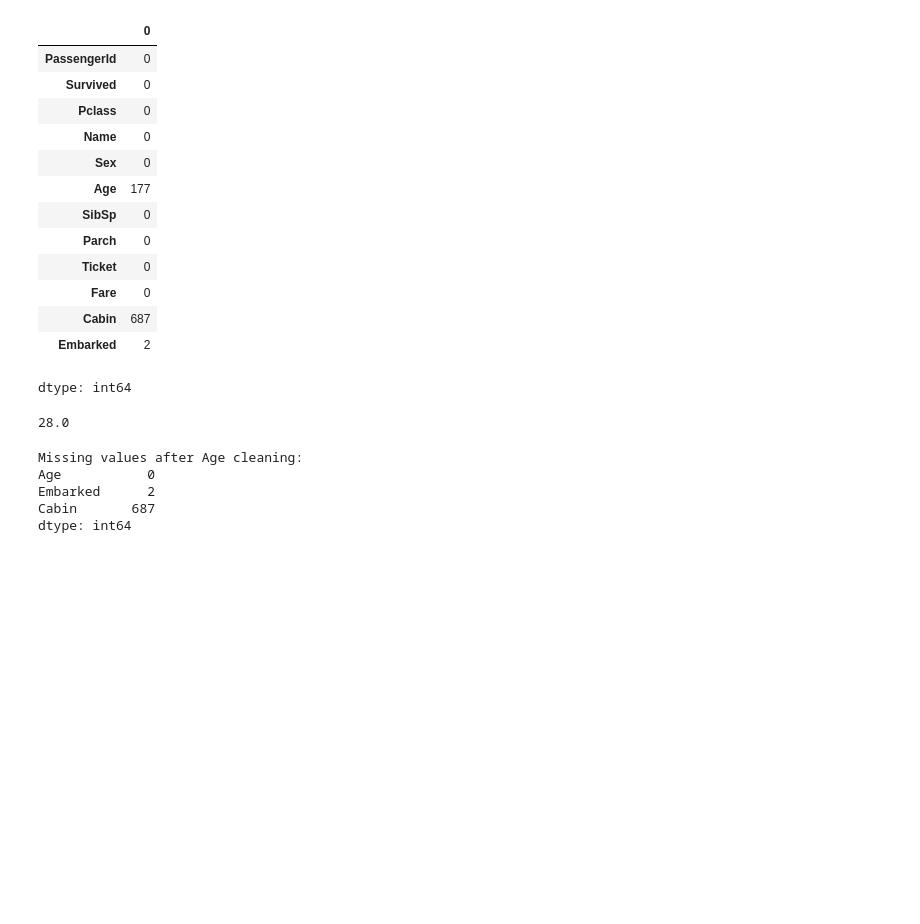
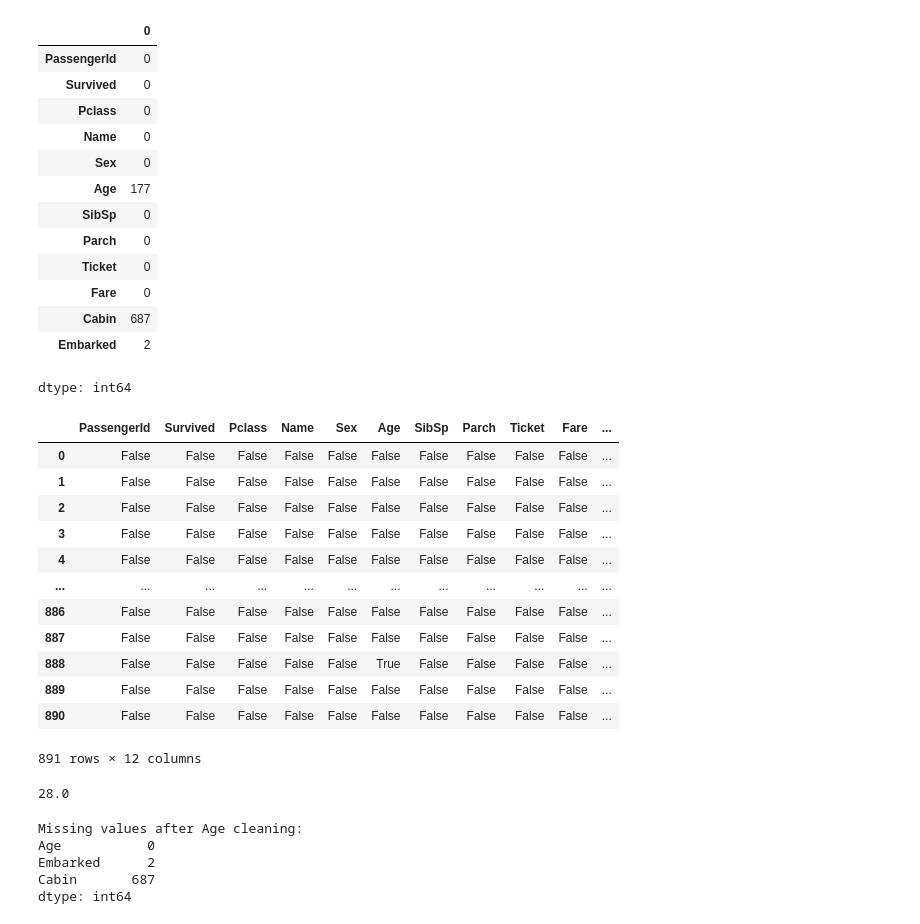
Before and after one commit to Anzammu/Titanic-survival-analysis, a Jupyter notebook: 1_Data_Storytelling_Analysing_Survival_on_the_Titanic.ipynb, the cells around one changed output. Cells and saved outputs as stored; diff of their text form; code cells hidden in the pictures; blank space fills up the shorter version.

```diff
--- a/1_Data_Storytelling_Analysing_Survival_on_the_Titanic.ipynb
+++ b/1_Data_Storytelling_Analysing_Survival_on_the_Titanic.ipynb
@@ -184,11 +214,33 @@ Missing values before cleaning:
 | Cabin | 687 |
 | Embarked | 2 |
 dtype: int64
-# %%
-median = titanic_df['Age'].median()
-print(median)
-# %% [output]
-28.0
+# %%
+#Returns a DataFrame of the same shape, but with boolean values:
+##True = value is missing (NaN).
+##False = value is present.
+titanic_df.isna()
+# %% [output]
+|  | PassengerId | Survived | Pclass | Name | Sex | Age | SibSp | Parch | Ticket | Fare | ... |
+| 0 | False | False | False | False | False | False | False | False | False | False | ... |
+| 1 | False | False | False | False | False | False | False | False | False | False | ... |
+| 2 | False | False | False | False | False | False | False | False | False | False | ... |
+| 3 | False | False | False | False | False | False | False | False | False | False | ... |
+| 4 | False | False | False | False | False | False | False | False | False | False | ... |
+| ... | ... | ... | ... | ... | ... | ... | ... | ... | ... | ... | ... |
+| 886 | False | False | False | False | False | False | False | False | False | False | ... |
+| 887 | False | False | False | False | False | False | False | False | False | False | ... |
+| 888 | False | False | False | False | False | True | False | False | False | False | ... |
+| 889 | False | False | False | False | False | False | False | False | False | False | ... |
+| 890 | False | False | False | False | False | False | False | False | False | False | ... |
+891 rows × 12 columns
+# %%
+
+#find the median from Age
+median = titanic_df['Age'].median()
+print(median)
+#The method .fillna() is used to replace missing values (NaN) with a value you specify [panda predefine function]
+# %% [output]
+28.0
 # %%
 # 1. Handle missing 'Age' values
 # We use the median to fill missing ages because the age distribution can be skewed.
```
Also changed, not shown: parts of 14 cells of this notebook.
